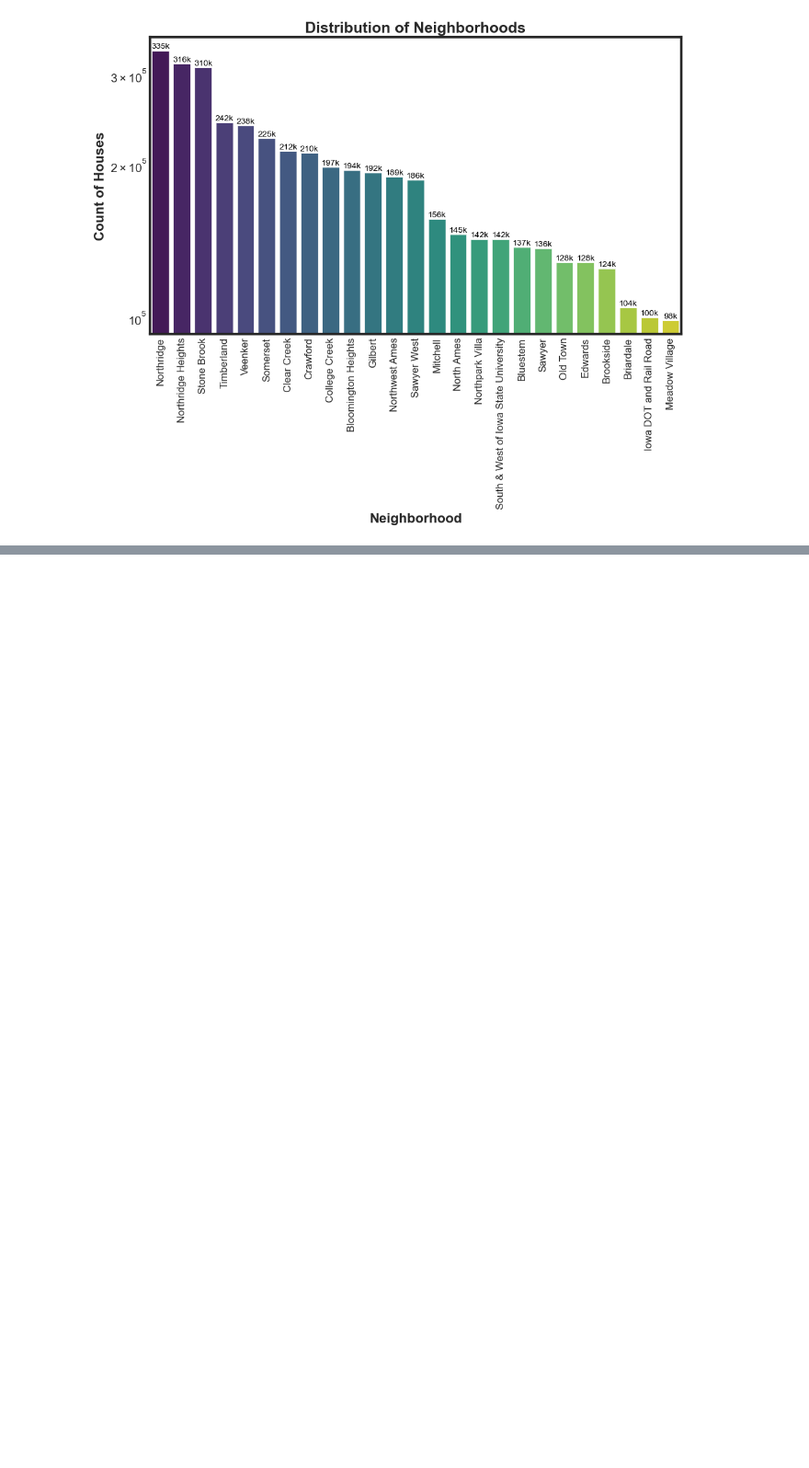
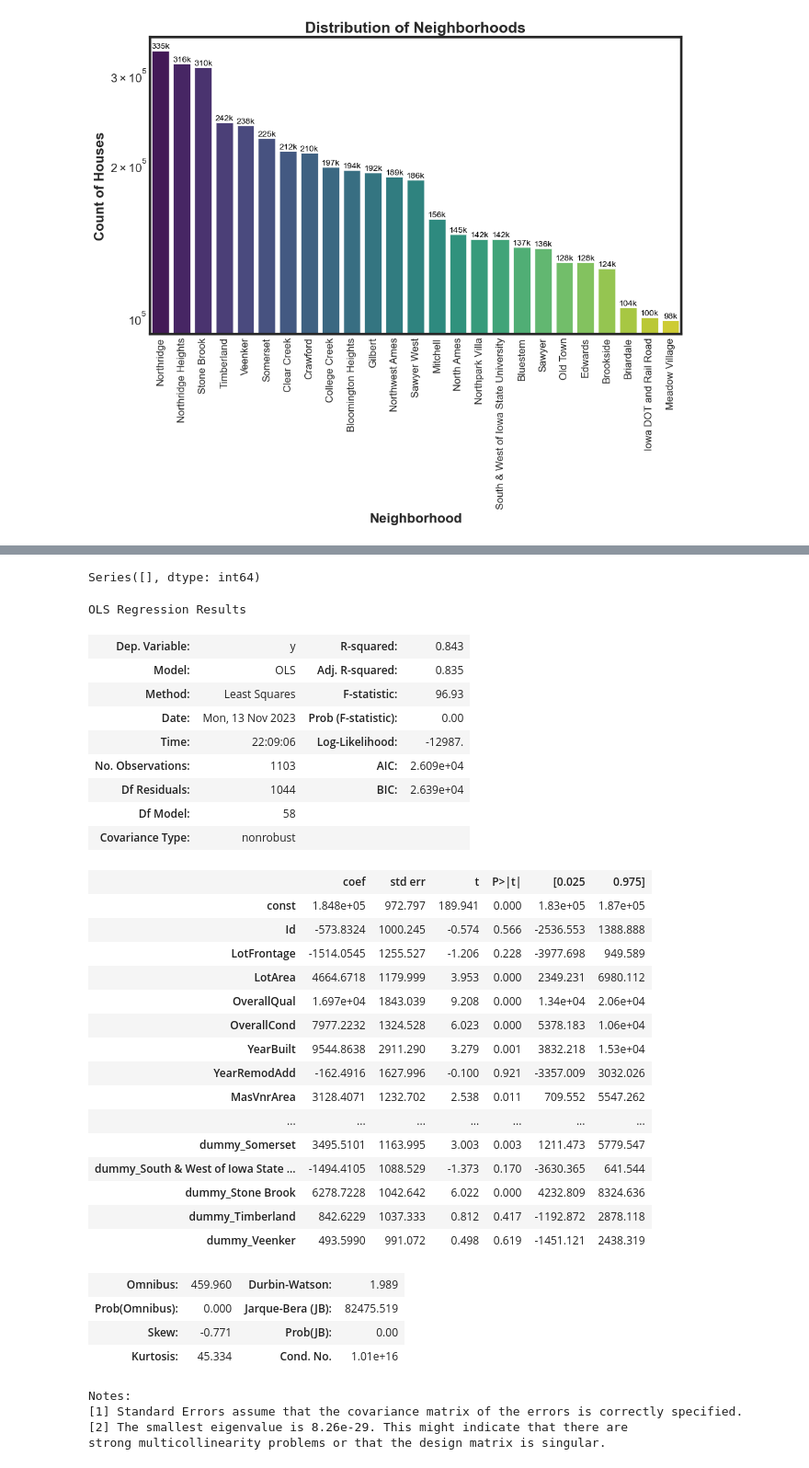
Before and after one commit to Spikes666/Data-Dive-4, a Jupyter notebook: main.ipynb, the cells around one changed output, grey strips where cells are left out. Shown at 92% size. Drawn from its saved outputs; the diff is of its cells as text; code cells hidden in the pictures; blank space fills up the shorter version.

```diff
--- a/main.ipynb
+++ b/main.ipynb
@@ -412,0 +489,9 @@ plt.show()
+# %%
+# Find columns with missing values and their counts
+missing_counts = df_no_categorical.isnull().sum()
+
+# Filter and print columns with missing values
+columns_with_missing_values = missing_counts[missing_counts > 0]
+print(columns_with_missing_values)
+# %% [output]
+Series([], dtype: int64)
@@ -412,0 +525,41 @@ plt.show()
+# %%
+X_reg = sm.add_constant(X_train_sc) # adding a constant
+reg1 = sm.OLS(np.asarray(y_train), X_reg).fit()
+pred = reg1.predict(X_reg)
+
+reg1.summary()
+# %% [output]
+OLS Regression Results
+| Dep. Variable: | y | R-squared: | 0.843 |
+| Model: | OLS | Adj. R-squared: | 0.835 |
+| Method: | Least Squares | F-statistic: | 96.93 |
+| Date: | Mon, 13 Nov 2023 | Prob (F-statistic): | 0.00 |
+| Time: | 22:09:06 | Log-Likelihood: | -12987. |
+| No. Observations: | 1103 | AIC: | 2.609e+04 |
+| Df Residuals: | 1044 | BIC: | 2.639e+04 |
+| Df Model: | 58 |  |  |
+| Covariance Type: | nonrobust |  |  |
+|  | coef | std err | t | P>|t| | [0.025 | 0.975] |
+| const | 1.848e+05 | 972.797 | 189.941 | 0.000 | 1.83e+05 | 1.87e+05 |
+| Id | -573.8324 | 1000.245 | -0.574 | 0.566 | -2536.553 | 1388.888 |
+| LotFrontage | -1514.0545 | 1255.527 | -1.206 | 0.228 | -3977.698 | 949.589 |
+| LotArea | 4664.6718 | 1179.999 | 3.953 | 0.000 | 2349.231 | 6980.112 |
+| OverallQual | 1.697e+04 | 1843.039 | 9.208 | 0.000 | 1.34e+04 | 2.06e+04 |
+| OverallCond | 7977.2232 | 1324.528 | 6.023 | 0.000 | 5378.183 | 1.06e+04 |
+| YearBuilt | 9544.8638 | 2911.290 | 3.279 | 0.001 | 3832.218 | 1.53e+04 |
+| YearRemodAdd | -162.4916 | 1627.996 | -0.100 | 0.921 | -3357.009 | 3032.026 |
+| MasVnrArea | 3128.4071 | 1232.702 | 2.538 | 0.011 | 709.552 | 5547.262 |
+| ... | ... | ... | ... | ... | ... | ... |
+| dummy_Somerset | 3495.5101 | 1163.995 | 3.003 | 0.003 | 1211.473 | 5779.547 |
+| dummy_South & West of Iowa State ... | -1494.4105 | 1088.529 | -1.373 | 0.170 | -3630.365 | 641.544 |
+| dummy_Stone Brook | 6278.7228 | 1042.642 | 6.022 | 0.000 | 4232.809 | 8324.636 |
+| dummy_Timberland | 842.6229 | 1037.333 | 0.812 | 0.417 | -1192.872 | 2878.118 |
+| dummy_Veenker | 493.5990 | 991.072 | 0.498 | 0.619 | -1451.121 | 2438.319 |
+| Omnibus: | 459.960 | Durbin-Watson: | 1.989 |
+| Prob(Omnibus): | 0.000 | Jarque-Bera (JB): | 82475.519 |
+| Skew: | -0.771 | Prob(JB): | 0.00 |
+| Kurtosis: | 45.334 | Cond. No. | 1.01e+16 |
+Notes:
+[1] Standard Errors assume that the covariance matrix of the errors is correctly specified.
+[2] The smallest eigenvalue is 8.26e-29. This might indicate that there are
+strong multicollinearity problems or that the design matrix is singular.
```
Also changed, not shown: parts of 23 cells of this notebook.
